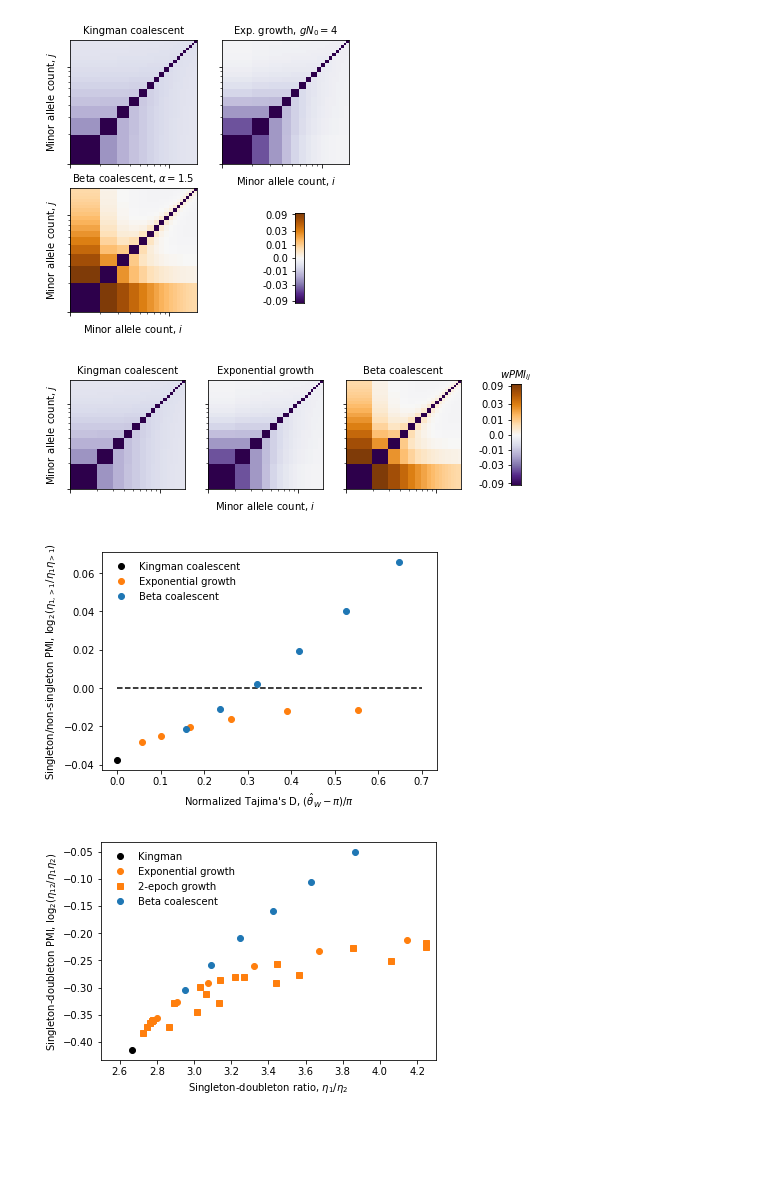
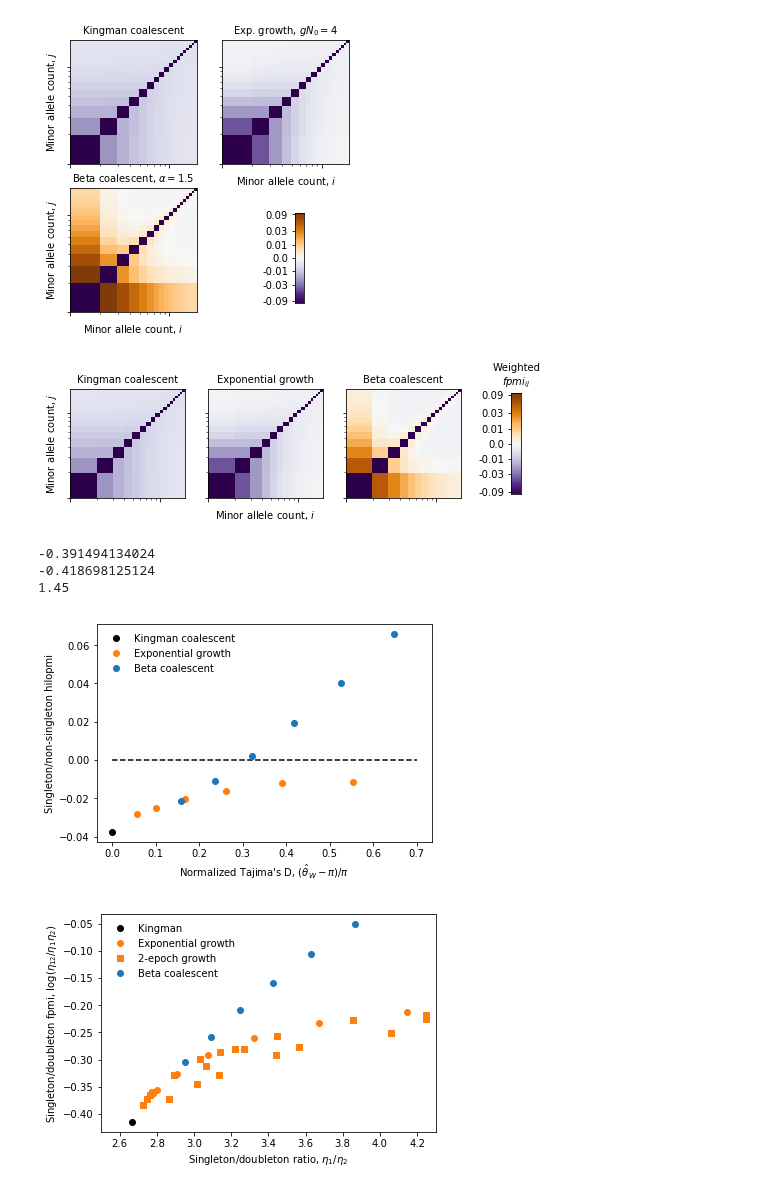
Before and after one commit to dp-rice/multiplemergers, a Jupyter notebook: notebooks/figures_theory_and_simulation.ipynb, the cells around one changed output. Saved outputs shown, nothing was run; the diff lists cells and outputs as text; code cells hidden in the pictures; blank space fills up the shorter version.

Commit message:
Make minor changes to figure labels.

```diff
--- a/notebooks/figures_theory_and_simulation.ipynb
+++ b/notebooks/figures_theory_and_simulation.ipynb
@@ -136,31 +142,40 @@ wpmi_colorbar(ax, scale, vm, cmap)
 # %%
 cmap = 'PuOr_r'
 scale = 0.01
 vm = 3
 
 fig = plt.figure(figsize=(7, 2))
 
 ax = fig.add_subplot(1,3,1)
 wpmi_pcolor(ax, mac_theory, wpmi_kingman, scale, vm, cmap=cmap)
 ax.set_title('Kingman coalescent')
 ax.set_ylabel('Minor allele count, $j$')
 
 ax = fig.add_subplot(1,3,2)
 wpmi_pcolor(ax, mac_theory, wpmi_exp[-2], scale, vm, cmap=cmap)
 ax.set_title("Exponential growth")
 ax.set_xlabel('Minor allele count, $i$')
 
 ax = fig.add_subplot(1,3,3)
-wpmi_pcolor(ax, mac_theory, wpmi_beta[1], scale, vm, cmap=cmap)
+wpmi_pcolor(ax, mac_theory, wpmi_beta[2], scale, vm, cmap=cmap)
 ax.set_title("Beta coalescent")
 
 ax = fig.add_axes([1, 0.15, 0.02, 0.7])
 wpmi_colorbar(ax, scale, vm, cmap)
-ax.set_title('$wPMI_{ij}$')
+# ax.set_title(r'$\pi^{-2} \left<\eta_{ij}\right> fpmi_{ij}$')
+ax.set_title('Weighted\n$fpmi_{ij}$')
 
-fig.savefig('../manuscript/figures/Figure1.pdf')
+fig.savefig('../manuscript/figures/Figure1.pdf', bbox_inches="tight")
 # %% [output]
-[figure, old version]
+[figure, new version]
+# %%
+print(tajimasD(n_theory, stats_exp[-2][0]))
+print(tajimasD(n_theory, stats_beta[2][0]))
+print(alphas[2])
+# %% [output]
+-0.391494134024
+-0.418698125124
+1.45
 # %%
 cutoff = 1
 fig = plt.figure(figsize=(6,4))
@@ -180,13 +195,13 @@ for i, stats in enumerate(stats_beta):
         l[0].set_label("Beta coalescent")
 
 ax.hlines(0, 0, 0.7, linestyle='dashed')
-ax.set_ylabel(r"Singleton/non-singleton PMI, $\log_2(\eta_{1,>1}/\eta_{1}\eta_{>1})$")
+ax.set_ylabel("Singleton/non-singleton hilopmi")
 ax.set_xlabel(r"Normalized Tajima's D, $(\hat{\theta}_W - \pi) / \pi$")
 ax.legend(frameon=False)
 
-fig.savefig('../manuscript/figures/Figure2.pdf')
+fig.savefig('../manuscript/figures/Figure2.pdf', bbox_inches="tight")
 # %% [output]
-[figure, old version]
+[figure, new version]
 # %%
 def plot_sd(ax, sd, sd2, *args, **kwargs):
     return ax.plot(sd[0]/sd[1], np.log2(sd2[0,1] / (sd[1]*sd[0])), *args, **kwargs)
```
Also changed, not shown: parts of 2 cells of this notebook.
